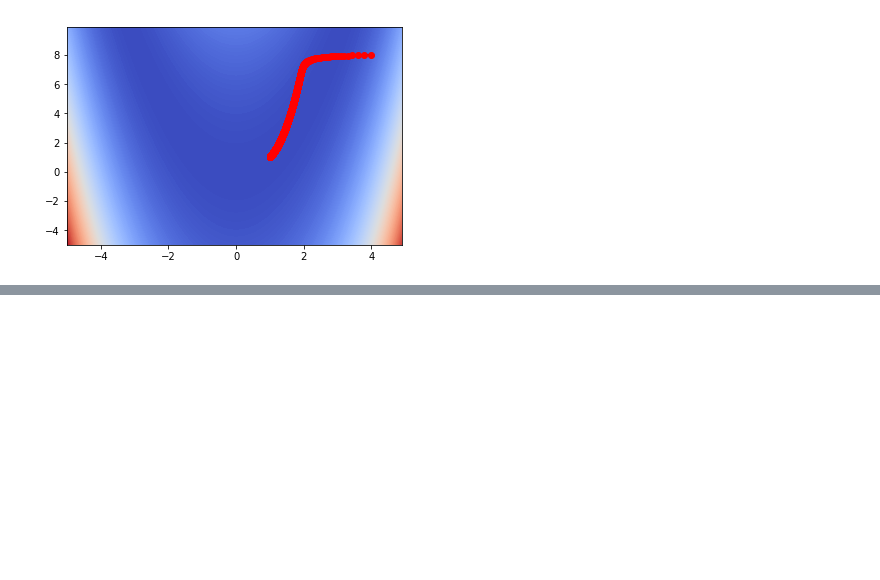
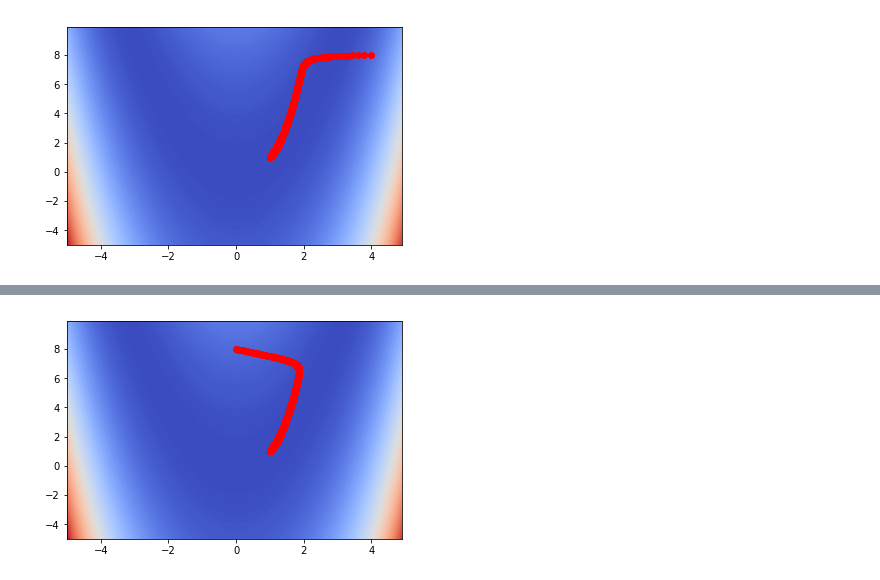
Before and after one commit to Prandtl/Rosenbrock, a Jupyter notebook: notebook/Vis.ipynb, the cells around one changed output, grey strips where cells are left out. Cells and saved outputs as stored; diff of their text form; code cells hidden in the pictures; blank space fills up the shorter version.

Commit message:
visualisation and Momentum gradient descent

```diff
--- a/notebook/Vis.ipynb
+++ b/notebook/Vis.ipynb
@@ -35,0 +27,14 @@ rosenbrock2(1, 1)
+# %%
+x = np.arange(-5.0,5.0,0.1)
+y = np.arange(-5.0,10.0,0.1)
+X,Y = np.meshgrid(x, y)
+Z = rosenbrock2(X, Y)
+
+with open('path1.csv', newline='') as csvfile:
+    raw_csv = csv.reader(csvfile, delimiter='|')
+    path = [[float(i.replace(',', '.')) for i in row] for row in raw_csv]
+pathx, pathy = zip(*path)
+
+plt.contourf(X, Y, Z, 250, cmap=plt.cm.coolwarm)
+plt.plot(pathx, pathy, 'k', pathx, pathy, 'ro')
+plt.show()
@@ -35,0 +43,16 @@ rosenbrock2(1, 1)
+# %%
+x = np.arange(-5.0,5.0,0.1)
+y = np.arange(-5.0,10.0,0.1)
+X,Y = np.meshgrid(x, y)
+Z = rosenbrock2(X, Y)
+
+with open('path2.csv', newline='') as csvfile:
+    raw_csv = csv.reader(csvfile, delimiter='|')
+    path = [[float(i.replace(',', '.')) for i in row] for row in raw_csv]
+pathx, pathy = zip(*path)
+
+plt.contourf(X, Y, Z, 250, cmap=plt.cm.coolwarm)
+plt.plot(pathx, pathy, 'k', pathx, pathy, 'ro')
+plt.show()
+# %% [output]
+[figure, added]
```
Also changed, not shown: parts of 7 cells of this notebook, 7 other files.
